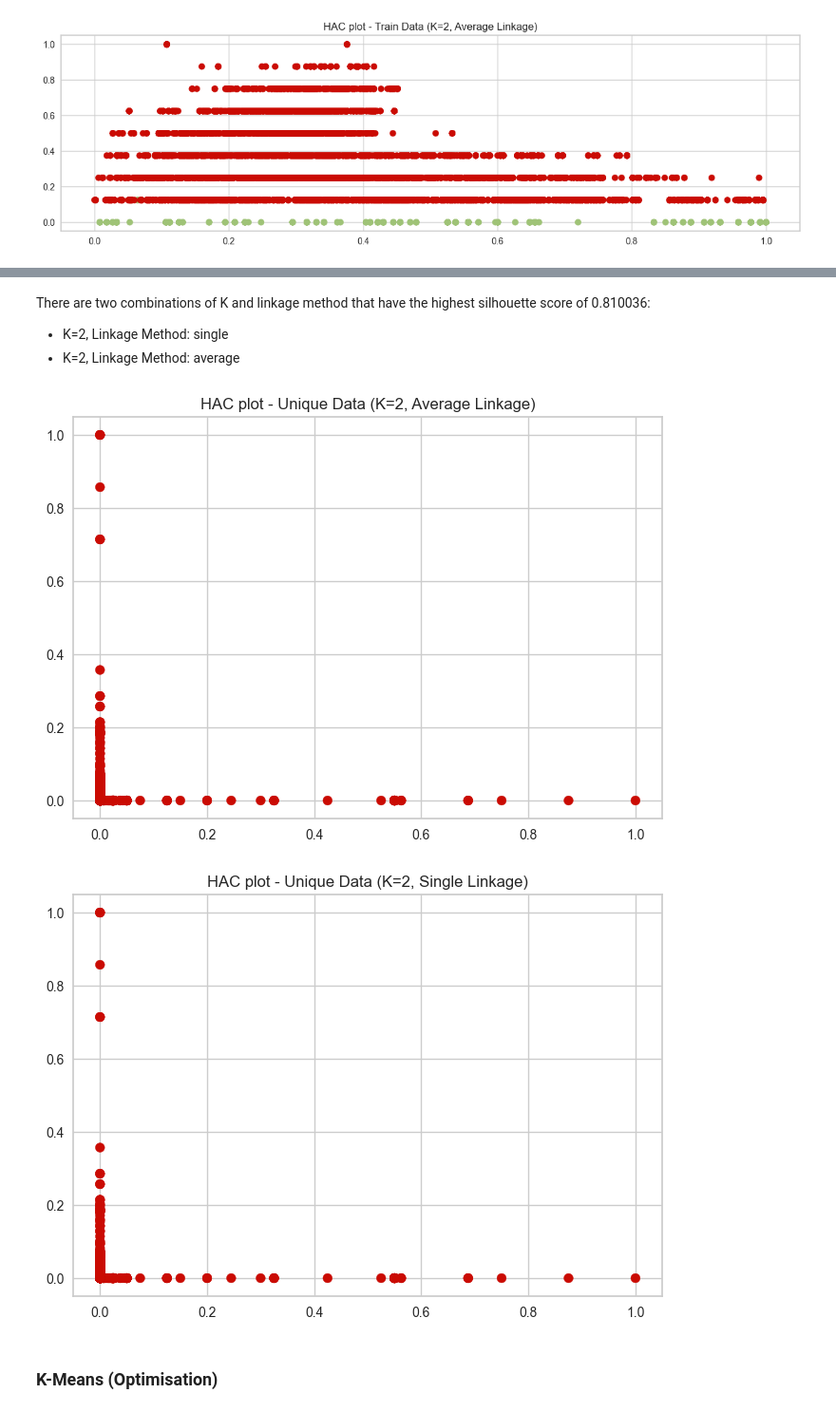
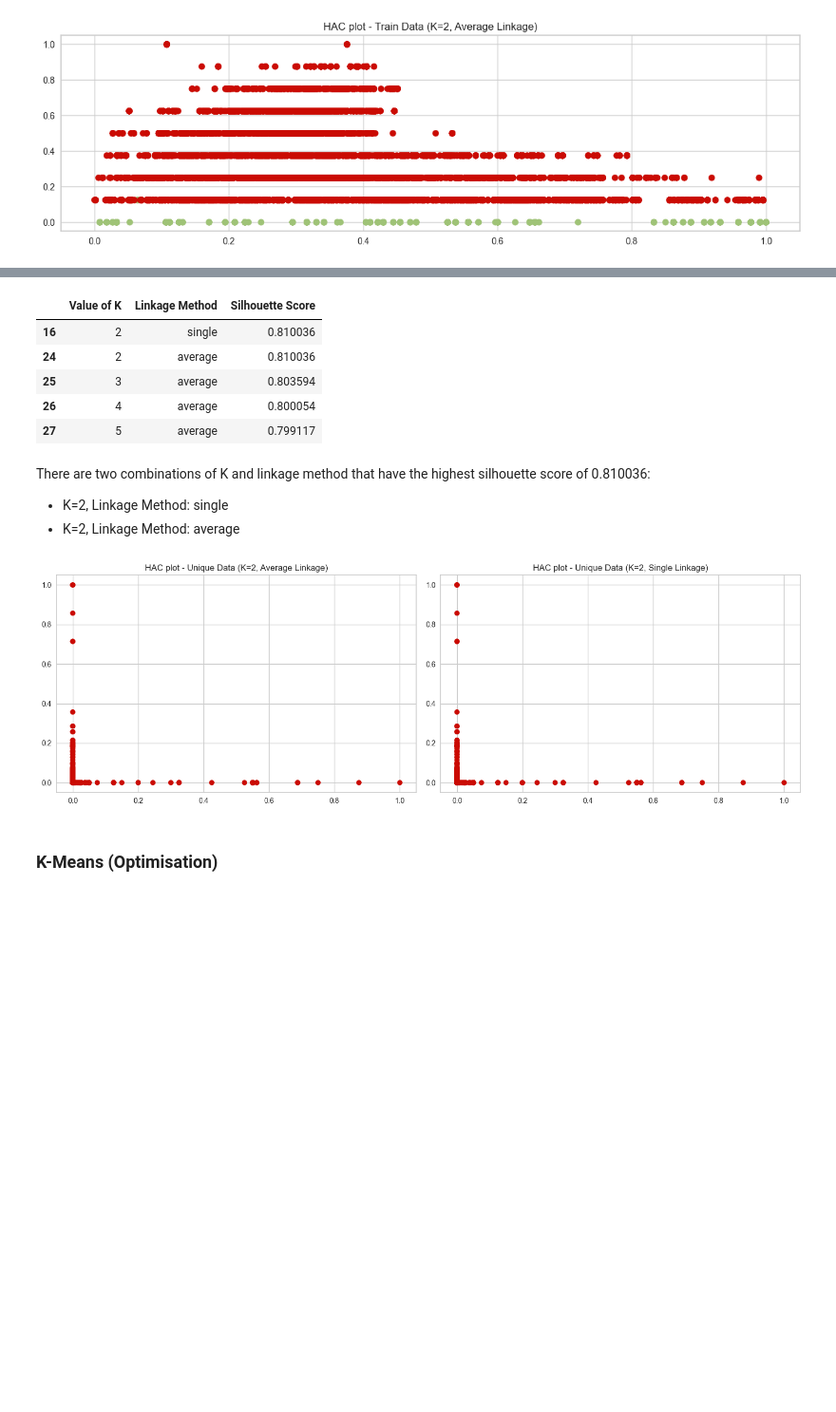
Before and after one commit to AntunesCSR/DM_Group_Project, a Jupyter notebook: HA3/HA3_G19.ipynb, the cells around one changed output, grey strips where cells are left out. Shown at 95% size. Cells and saved outputs as stored; diff of their text form; code cells hidden in the pictures; blank space fills up the shorter version.

```diff
--- a/HA3/HA3_G19.ipynb
+++ b/HA3/HA3_G19.ipynb
@@ -412,26 +320,41 @@ print(silhouette_scores_df)
+# %%
+silhouette_scores_df = pd.DataFrame(results)
+silhouette_scores_df.sort_values(by="Silhouette Score", ascending=False, inplace=True)
+silhouette_scores_df.head()
+# %% [output]
+|  | Value of K | Linkage Method | Silhouette Score |
+| 16 | 2 | single | 0.810036 |
+| 24 | 2 | average | 0.810036 |
+| 25 | 3 | average | 0.803594 |
+| 26 | 4 | average | 0.800054 |
+| 27 | 5 | average | 0.799117 |
 # %% [markdown]
 There are two combinations of K and linkage method that have the highest silhouette score of 0.810036:
 - K=2, Linkage Method: single
 - K=2, Linkage Method: average
 # %%
-v1=3
-v2=0
+v1 = 3
+v2 = 0
+fig, axs = plt.subplots(1, 2)
+fig.set_size_inches(15, 5)
+# First subplot - Average Linkage
 model = AgglomerativeClustering(linkage="average", n_clusters=2)
 model.fit(unique_m_X_scaled)
-color_assigs=list(np.array(["r", "g", "b", "k"])[model.labels_])
-plt.scatter(unique_m_X_scaled[:,v1], unique_m_X_scaled[:,v2] ,c=color_assigs)
-plt.title('HAC plot - Unique Data (K=2, Average Linkage)')
-plt.show()
+color_assigs = np.array(["r", "g", "b", "k"])[model.labels_]
+axs[0].scatter(unique_m_X_scaled[:, v1], unique_m_X_scaled[:, v2], c=color_assigs)
+axs[0].set_title('HAC plot - Unique Data (K=2, Average Linkage)')
 
+# Second subplot - Single Linkage
 model = AgglomerativeClustering(linkage="single", n_clusters=2)
 model.fit(unique_m_X_scaled)
-color_assigs=list(np.array(["r", "g", "b", "k"])[model.labels_])
-plt.scatter(unique_m_X_scaled[:,v1], unique_m_X_scaled[:,v2] ,c=color_assigs)
-plt.title('HAC plot - Unique Data (K=2, Single Linkage)')
+color_assigs = np.array(["r", "g", "b", "k"])[model.labels_]
+axs[1].scatter(unique_m_X_scaled[:, v1], unique_m_X_scaled[:, v2], c=color_assigs)
+axs[1].set_title('HAC plot - Unique Data (K=2, Single Linkage)')
+
+plt.tight_layout()  # Adjust spacing between subplots if needed
 plt.show()
 # %% [output]
-[figure, old version]
+[figure, new version]
-[figure, removed]
 # %% [markdown]
 ### K-Means (Optimisation)
 # %% [markdown]
```
Also changed, not shown: parts of 43 cells of this notebook.
